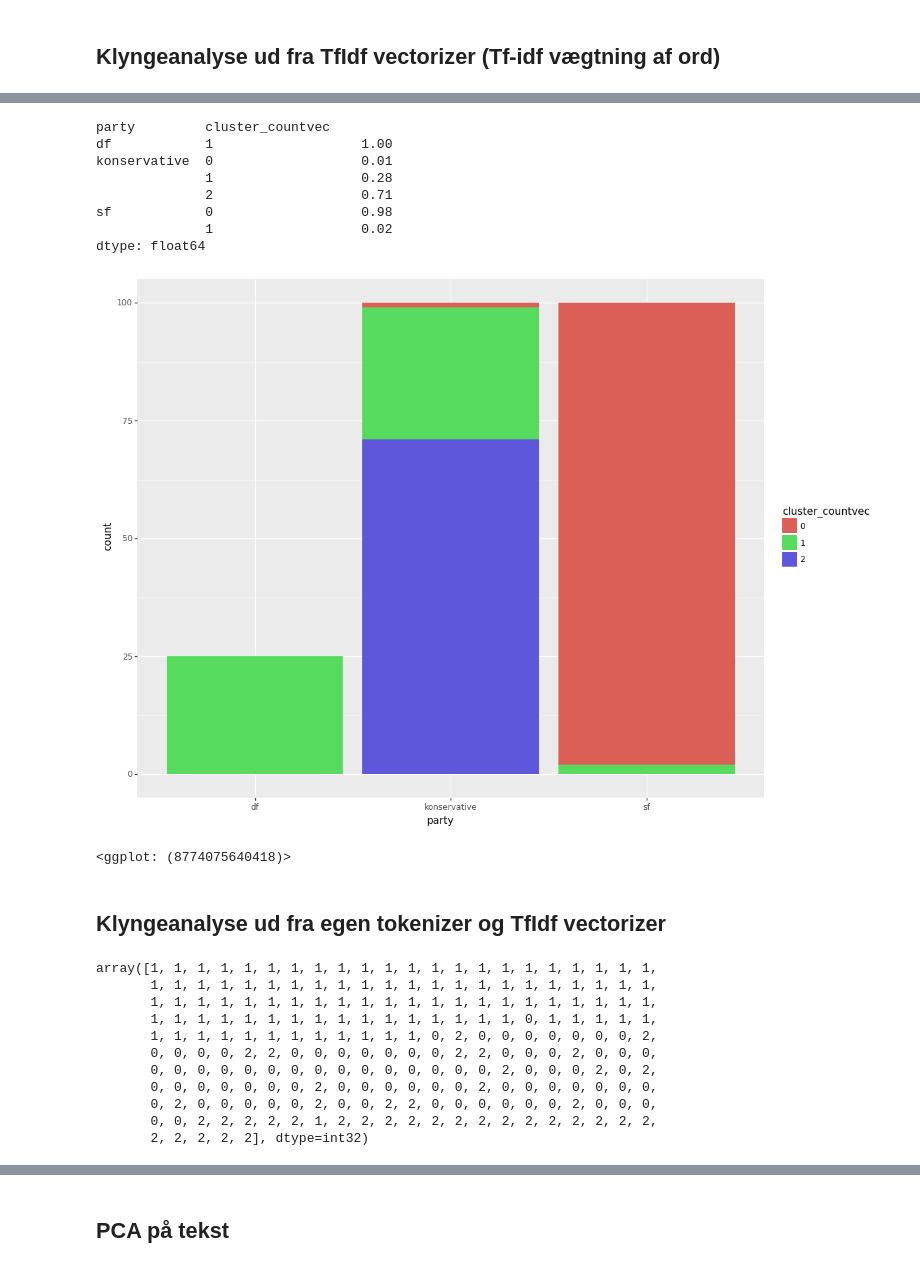
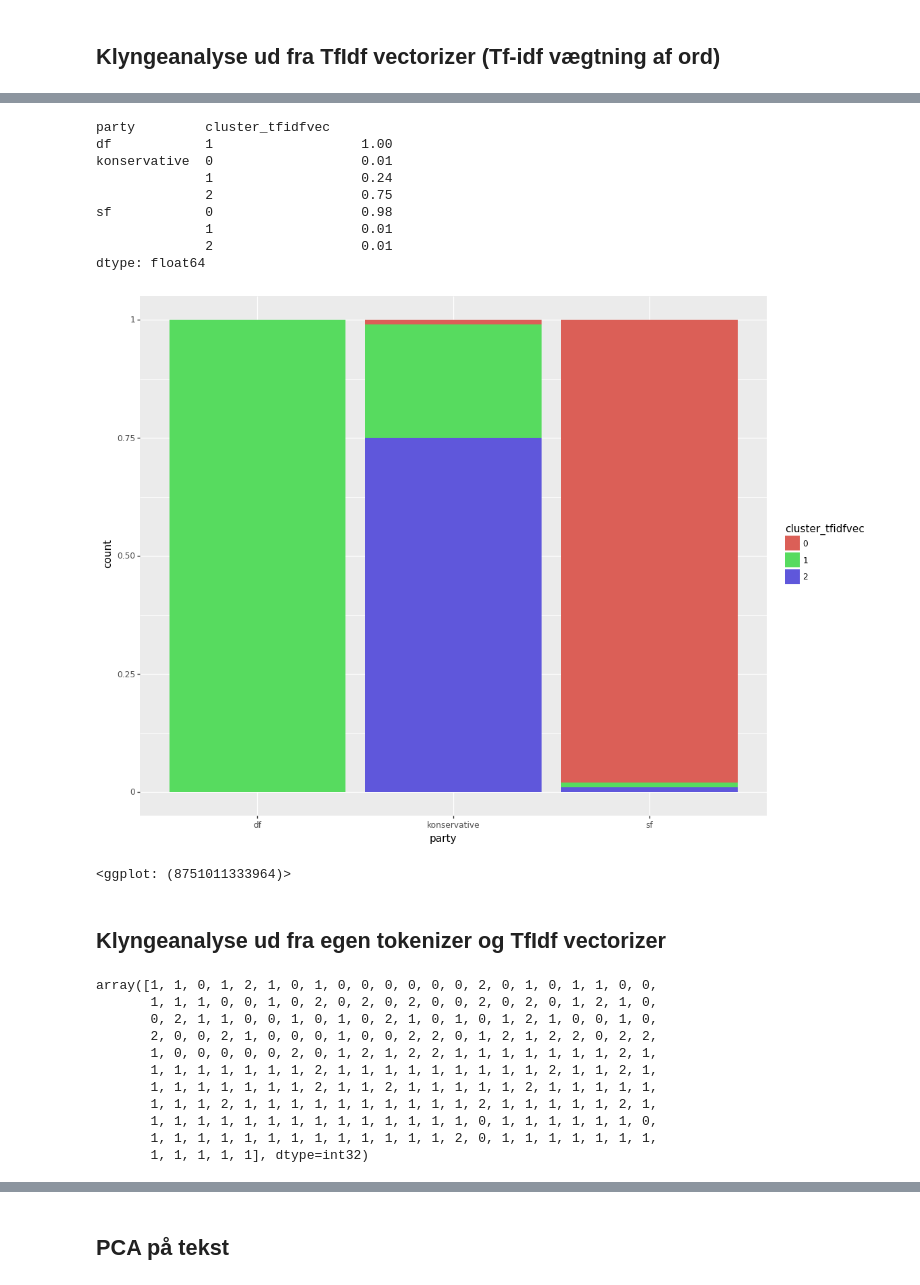
Before and after one commit to quasidemic/course_sds-I, a Jupyter notebook: sessions/09_clean-text/notebooks/text-clustering.ipynb, the cells around one changed output, grey strips where cells are left out. Saved outputs shown, nothing was run; the diff lists cells and outputs as text; code cells hidden in the pictures.

```diff
--- a/sessions/09_clean-text/notebooks/text-clustering.ipynb
+++ b/sessions/09_clean-text/notebooks/text-clustering.ipynb
@@ -203,28 +183,29 @@ array([0, 0, 0, 0, 0, 0, 0, 0, 0, 0, 0, 0, 0, 0, 0, 0, 0, 0, 0, 1, 0, 0,
        1, 1, 1, 1, 1], dtype=int32)
 # %%
-poltext_df['cluster_countvec'] = identified_clusters
-poltext_df['cluster_countvec'] = poltext_df['cluster_countvec'].astype('str') # omdannes til string for at gøre den kategorisk
+poltext_df['cluster_tfidfvec'] = identified_clusters
+poltext_df['cluster_tfidfvec'] = poltext_df['cluster_tfidfvec'].astype('str') # omdannes til string for at gøre den kategorisk
 # %%
-poltext_df.groupby(['party', 'cluster_countvec']).size() / poltext_df.groupby(['party']).size()
+poltext_df.groupby(['party', 'cluster_tfidfvec']).size() / poltext_df.groupby(['party']).size()
 # %% [output]
-party         cluster_countvec
+party         cluster_tfidfvec
 df            1                   1.00
 konservative  0                   0.01
-              1                   0.28
-              2                   0.71
+              1                   0.24
+              2                   0.75
 sf            0                   0.98
-              1                   0.02
+              1                   0.01
+              2                   0.01
 dtype: float64
 # %%
 import plotnine
 plotnine.options.figure_size = (12, 10)
 from plotnine import ggplot, aes, geom_bar
 
-(ggplot(data = poltext_df, mapping = aes(x = 'party', group = 'cluster_countvec', fill = 'cluster_countvec'))
- + geom_bar())
+(ggplot(data = poltext_df, mapping = aes(x = 'party', group = 'cluster_tfidfvec', fill = 'cluster_tfidfvec'))
+ + geom_bar(position = 'fill'))
 # %% [output]
-[figure, old version]
+[figure, new version]
-<ggplot: (8774075640418)>
+<ggplot: (8751011333964)>
 # %% [markdown]
 ## Klyngeanalyse ud fra egen tokenizer og TfIdf vectorizer
 # %%
@@ -264,20 +245,20 @@ transformed_documents_as_array = transformed_documents.toarray()
 tfidf_tk_df = pd.DataFrame(transformed_documents_as_array, columns = vectorizer.get_feature_names_out())
 # %%
 from sklearn.cluster import KMeans
-kmeans = KMeans(3)
+kmeans = KMeans(3, random_state = 142)
 
-identified_clusters = kmeans.fit_predict(tfidf_df)
+identified_clusters = kmeans.fit_predict(tfidf_tk_df)
 identified_clusters
 # %% [output]
-array([1, 1, 1, 1, 1, 1, 1, 1, 1, 1, 1, 1, 1, 1, 1, 1, 1, 1, 1, 1, 1, 1,
-       1, 1, 1, 1, 1, 1, 1, 1, 1, 1, 1, 1, 1, 1, 1, 1, 1, 1, 1, 1, 1, 1,
-       1, 1, 1, 1, 1, 1, 1, 1, 1, 1, 1, 1, 1, 1, 1, 1, 1, 1, 1, 1, 1, 1,
-       1, 1, 1, 1, 1, 1, 1, 1, 1, 1, 1, 1, 1, 1, 1, 1, 0, 1, 1, 1, 1, 1,
-       1, 1, 1, 1, 1, 1, 1, 1, 1, 1, 1, 1, 0, 2, 0, 0, 0, 0, 0, 0, 0, 2,
-       0, 0, 0, 0, 2, 2, 0, 0, 0, 0, 0, 0, 0, 2, 2, 0, 0, 0, 2, 0, 0, 0,
-       0, 0, 0, 0, 0, 0, 0, 0, 0, 0, 0, 0, 0, 0, 0, 2, 0, 0, 0, 2, 0, 2,
-       0, 0, 0, 0, 0, 0, 0, 2, 0, 0, 0, 0, 0, 0, 2, 0, 0, 0, 0, 0, 0, 0,
-       0, 2, 0, 0, 0, 0, 0, 2, 0, 0, 2, 2, 0, 0, 0, 0, 0, 0, 2, 0, 0, 0,
-       0, 0, 2, 2, 2, 2, 2, 1, 2, 2, 2, 2, 2, 2, 2, 2, 2, 2, 2, 2, 2, 2,
-       2, 2, 2, 2, 2], dtype=int32)
+array([1, 1, 0, 1, 2, 1, 0, 1, 0, 0, 0, 0, 0, 0, 2, 0, 1, 0, 1, 1, 0, 0,
+       1, 1, 1, 0, 0, 1, 0, 2, 0, 2, 0, 2, 0, 0, 2, 0, 2, 0, 1, 2, 1, 0,
+       0, 2, 1, 1, 0, 0, 1, 0, 1, 0, 2, 1, 0, 1, 0, 1, 2, 1, 0, 0, 1, 0,
+       2, 0, 0, 2, 1, 0, 0, 0, 1, 0, 0, 2, 2, 0, 1, 2, 1, 2, 2, 0, 2, 2,
+       1, 0, 0, 0, 0, 0, 2, 0, 1, 2, 1, 2, 2, 1, 1, 1, 1, 1, 1, 1, 2, 1,
+       1, 1, 1, 1, 1, 1, 1, 2, 1, 1, 1, 1, 1, 1, 1, 1, 1, 2, 1, 1, 2, 1,
+       1, 1, 1, 1, 1, 1, 1, 2, 1, 1, 2, 1, 1, 1, 1, 1, 2, 1, 1, 1, 1, 1,
+       1, 1, 1, 2, 1, 1, 1, 1, 1, 1, 1, 1, 1, 1, 2, 1, 1, 1, 1, 1, 2, 1,
+       1, 1, 1, 1, 1, 1, 1, 1, 1, 1, 1, 1, 1, 1, 0, 1, 1, 1, 1, 1, 1, 0,
+       1, 1, 1, 1, 1, 1, 1, 1, 1, 1, 1, 1, 1, 2, 0, 1, 1, 1, 1, 1, 1, 1,
+       1, 1, 1, 1, 1], dtype=int32)
 # %%
```
Also changed, not shown: parts of 9 cells of this notebook, 8 other files.
